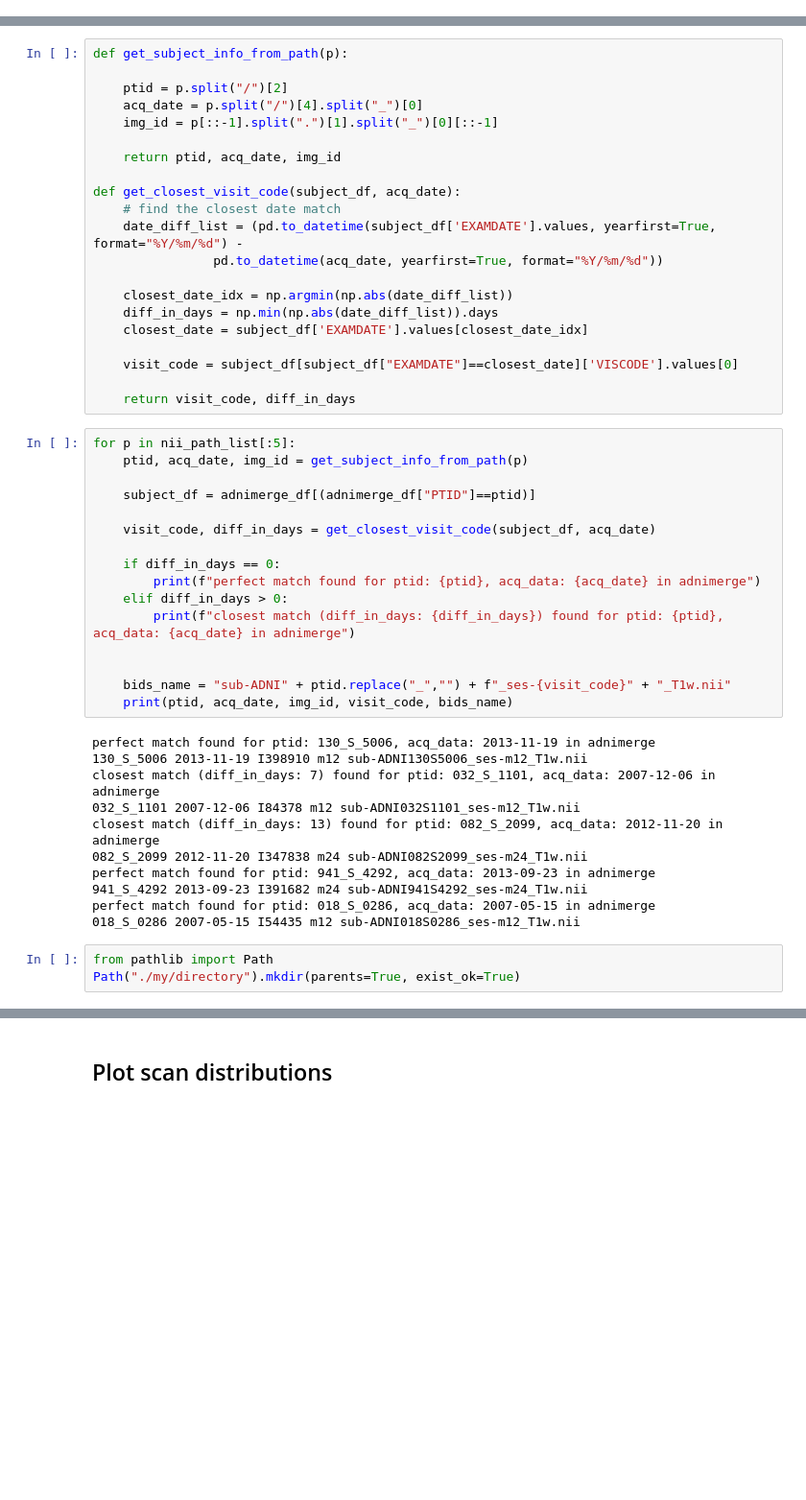
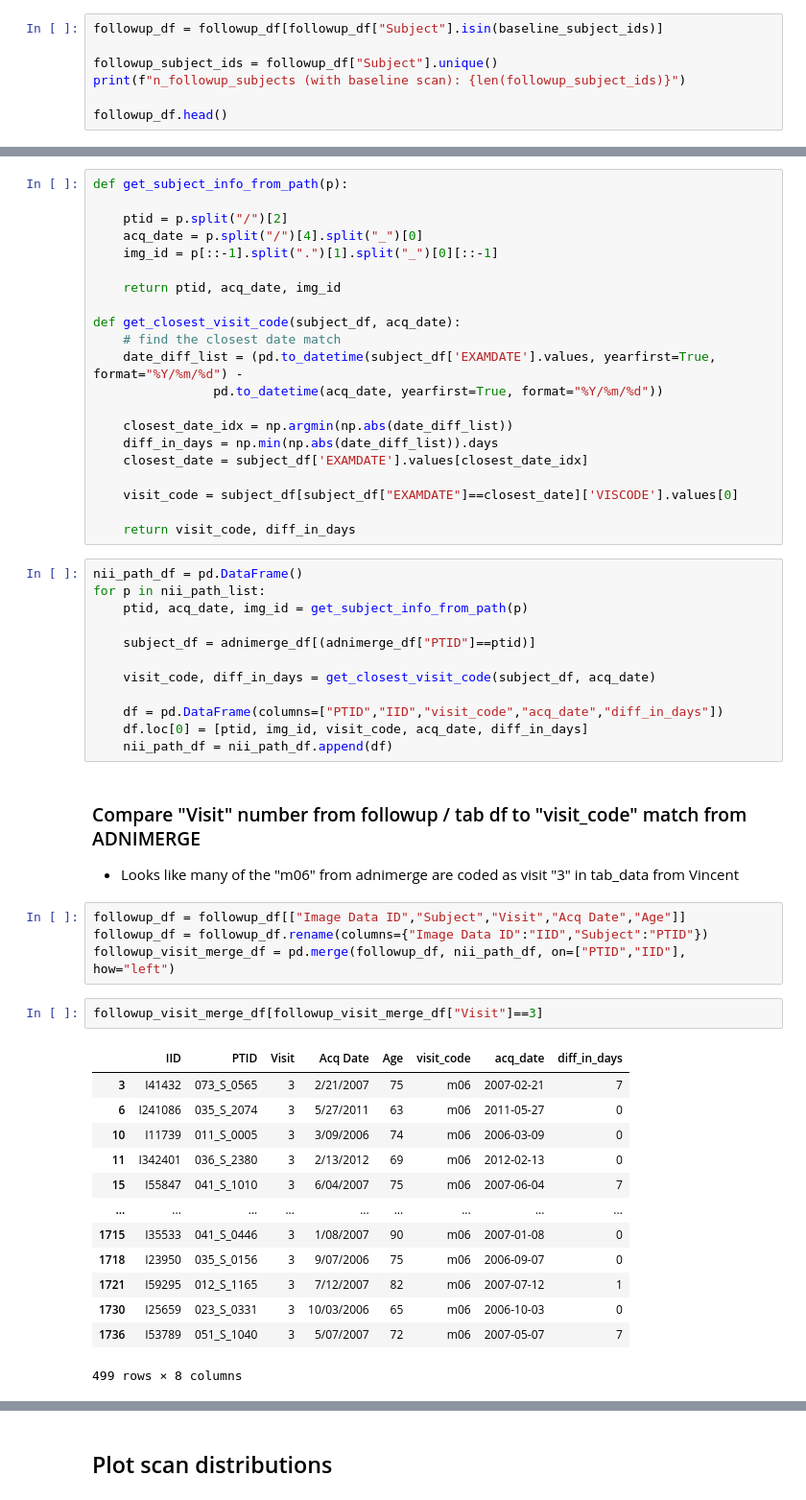
Before and after one commit to nikhil153/brain-diff, a Jupyter notebook: notebooks/2_adni_follow_up.ipynb, the cells around one changed output, grey strips where cells are left out. Shown: that part at 96% size. Saved outputs shown, nothing was run; the diff lists cells and outputs as text; blank space fills up the shorter version.

```diff
--- a/notebooks/2_adni_follow_up.ipynb
+++ b/notebooks/2_adni_follow_up.ipynb
@@ -59,0 +106,7 @@ number os subject with follow-up scans: 878
+# %%
+followup_df = followup_df[followup_df["Subject"].isin(baseline_subject_ids)]
+
+followup_subject_ids = followup_df["Subject"].unique()
+print(f"n_followup_subjects (with baseline scan): {len(followup_subject_ids)}")
+
+followup_df.head()
@@ -87,33 +150,38 @@ def get_closest_visit_code(subject_df, acq_date):
     visit_code = subject_df[subject_df["EXAMDATE"]==closest_date]['VISCODE'].values[0]
 
     return visit_code, diff_in_days
-# %%
-for p in nii_path_list[:5]:
-    ptid, acq_date, img_id = get_subject_info_from_path(p)
-
-    subject_df = adnimerge_df[(adnimerge_df["PTID"]==ptid)]
-
-    visit_code, diff_in_days = get_closest_visit_code(subject_df, acq_date)
-
-    if diff_in_days == 0:
-        print(f"perfect match found for ptid: {ptid}, acq_data: {acq_date} in adnimerge")
-    elif diff_in_days > 0:
-        print(f"closest match (diff_in_days: {diff_in_days}) found for ptid: {ptid}, acq_data: {acq_date} in adnimerge")
-
-
-    bids_name = "sub-ADNI" + ptid.replace("_","") + f"_ses-{visit_code}" + "_T1w.nii"
-    print(ptid, acq_date, img_id, visit_code, bids_name)
-# %% [output]
-perfect match found for ptid: 130_S_5006, acq_data: 2013-11-19 in adnimerge
-130_S_5006 2013-11-19 I398910 m12 sub-ADNI130S5006_ses-m12_T1w.nii
-closest match (diff_in_days: 7) found for ptid: 032_S_1101, acq_data: 2007-12-06 in adnimerge
-032_S_1101 2007-12-06 I84378 m12 sub-ADNI032S1101_ses-m12_T1w.nii
-closest match (diff_in_days: 13) found for ptid: 082_S_2099, acq_data: 2012-11-20 in adnimerge
-082_S_2099 2012-11-20 I347838 m24 sub-ADNI082S2099_ses-m24_T1w.nii
-perfect match found for ptid: 941_S_4292, acq_data: 2013-09-23 in adnimerge
-941_S_4292 2013-09-23 I391682 m24 sub-ADNI941S4292_ses-m24_T1w.nii
-perfect match found for ptid: 018_S_0286, acq_data: 2007-05-15 in adnimerge
-018_S_0286 2007-05-15 I54435 m12 sub-ADNI018S0286_ses-m12_T1w.nii
-# %%
-from pathlib import Path
-Path("./my/directory").mkdir(parents=True, exist_ok=True)
+# %%
+nii_path_df = pd.DataFrame()
+for p in nii_path_list:
+    ptid, acq_date, img_id = get_subject_info_from_path(p)
+
+    subject_df = adnimerge_df[(adnimerge_df["PTID"]==ptid)]
+
+    visit_code, diff_in_days = get_closest_visit_code(subject_df, acq_date)
+
+    df = pd.DataFrame(columns=["PTID","IID","visit_code","acq_date","diff_in_days"])
+    df.loc[0] = [ptid, img_id, visit_code, acq_date, diff_in_days]
+    nii_path_df = nii_path_df.append(df)
+# %% [markdown]
+### Compare "Visit" number from followup / tab df to "visit_code" match from ADNIMERGE
+- Looks like many of the "m06" from adnimerge are coded as visit "3" in tab_data from Vincent
+# %%
+followup_df = followup_df[["Image Data ID","Subject","Visit","Acq Date","Age"]]
+followup_df = followup_df.rename(columns={"Image Data ID":"IID","Subject":"PTID"})
+followup_visit_merge_df = pd.merge(followup_df, nii_path_df, on=["PTID","IID"], how="left")
+# %%
+followup_visit_merge_df[followup_visit_merge_df["Visit"]==3]
+# %% [output]
+|  | IID | PTID | Visit | Acq Date | Age | visit_code | acq_date | diff_in_days |
+| 3 | I41432 | 073_S_0565 | 3 | 2/21/2007 | 75 | m06 | 2007-02-21 | 7 |
+| 6 | I241086 | 035_S_2074 | 3 | 5/27/2011 | 63 | m06 | 2011-05-27 | 0 |
+| 10 | I11739 | 011_S_0005 | 3 | 3/09/2006 | 74 | m06 | 2006-03-09 | 0 |
+| 11 | I342401 | 036_S_2380 | 3 | 2/13/2012 | 69 | m06 | 2012-02-13 | 0 |
+| 15 | I55847 | 041_S_1010 | 3 | 6/04/2007 | 75 | m06 | 2007-06-04 | 7 |
+| ... | ... | ... | ... | ... | ... | ... | ... | ... |
+| 1715 | I35533 | 041_S_0446 | 3 | 1/08/2007 | 90 | m06 | 2007-01-08 | 0 |
+| 1718 | I23950 | 035_S_0156 | 3 | 9/07/2006 | 75 | m06 | 2006-09-07 | 0 |
+| 1721 | I59295 | 012_S_1165 | 3 | 7/12/2007 | 82 | m06 | 2007-07-12 | 1 |
+| 1730 | I25659 | 023_S_0331 | 3 | 10/03/2006 | 65 | m06 | 2006-10-03 | 0 |
+| 1736 | I53789 | 051_S_1040 | 3 | 5/07/2007 | 72 | m06 | 2007-05-07 | 7 |
+499 rows × 8 columns
```
Also changed, not shown: parts of 17 cells of this notebook.
